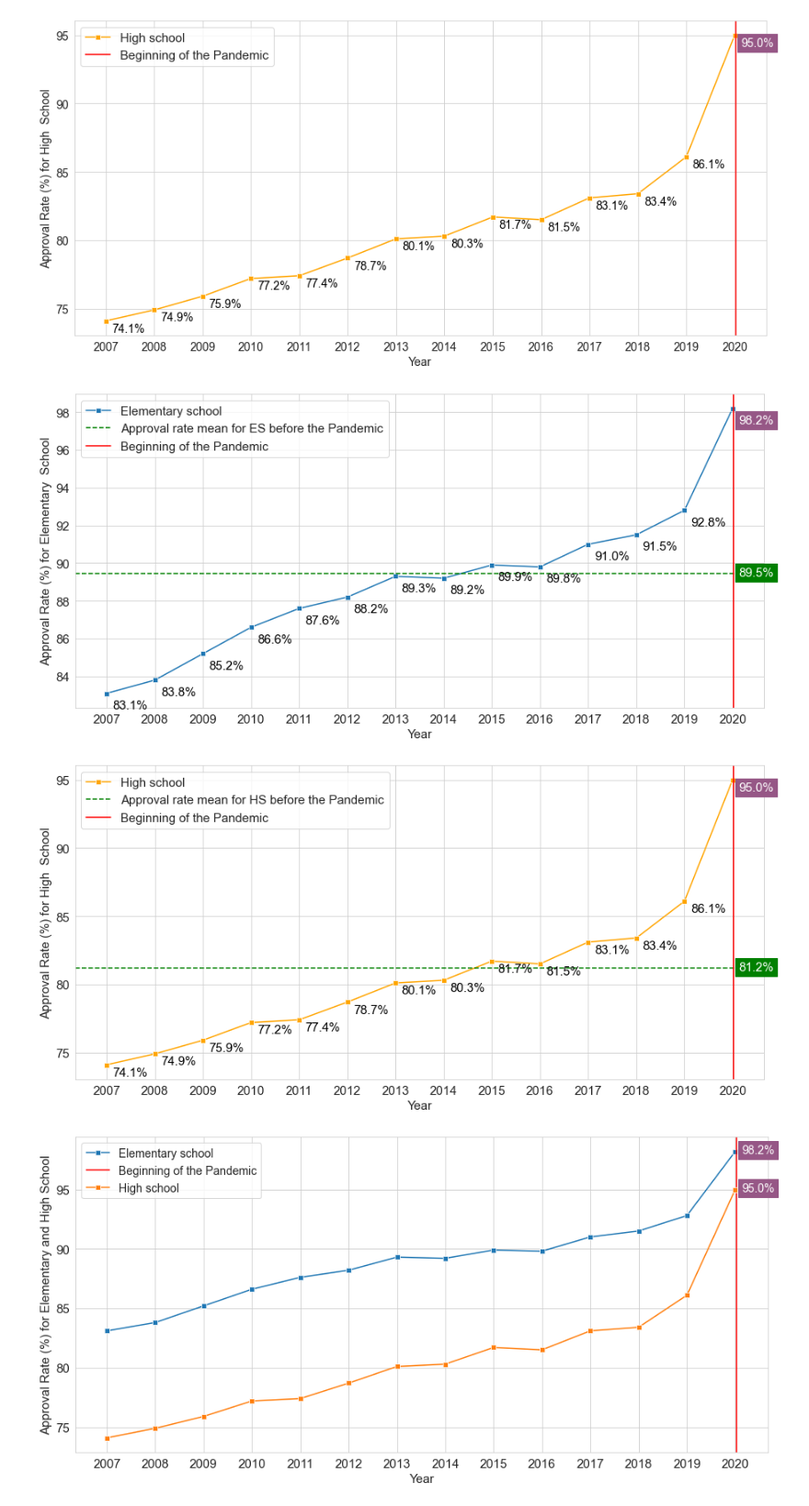
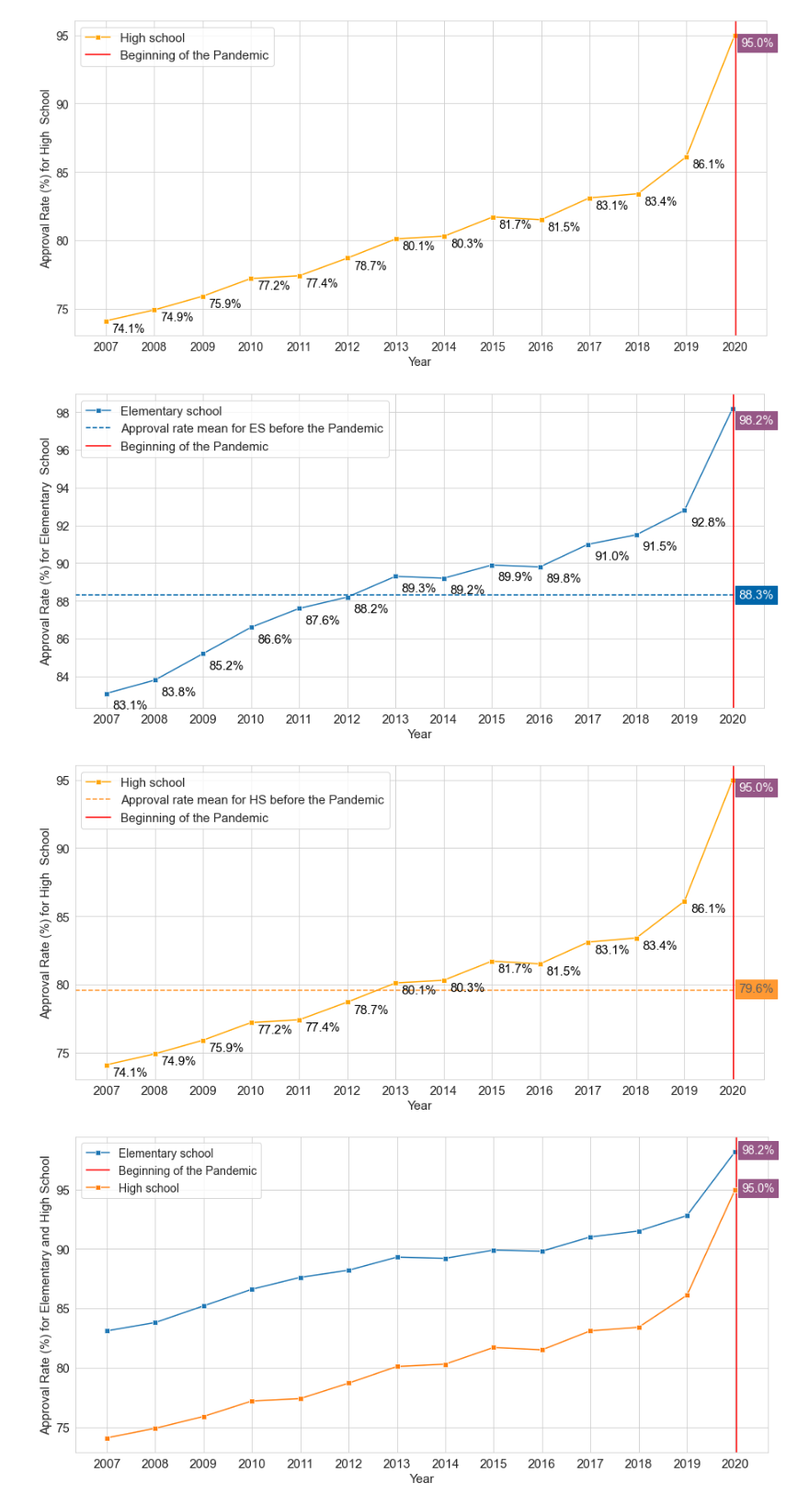
Before and after one commit to aianshay/covid-impacts-on-education, a Jupyter notebook: viz_rq1_rq2.ipynb, the cells around one changed output. Shown at 92% size. Saved outputs shown, nothing was run; the diff lists cells and outputs as text; code cells hidden in the pictures.

```diff
--- a/viz_rq1_rq2.ipynb
+++ b/viz_rq1_rq2.ipynb
@@ -91,4 +145,4 @@ plt.show()
 # %%
-mean_ES = data['Total - EF'][0:13].sum()/13
+mean_ES = data['Total - EF'][1:14].sum()/13
 print(mean_ES)
 # %% [output]
@@ -182,20 +240,20 @@ plt.show()
 # %%
 sns.set_style("whitegrid")
 plt.figure(figsize=(15,7))
 # plt.title("High School Approval Rate before and during the COVID-19 Pandemic")
 ax = sns.lineplot(data=data, x='Ano', y='Total - EF', label="Elementary school", marker='s')
 printLabelsOnLineplot(ax, data, 'Total - EF')
 ax.set(xticks=data.Ano.values)
-plt.axhline(y=mean_ES, label="Approval rate mean for ES before the Pandemic", color='green', linestyle='--')
-plt.text(2020+x_2020_shift, mean_ES-y_2020_shift, '{:.1f}%'.format(mean_ES), color='white').set_backgroundcolor('green')
+plt.axhline(y=mean_ES, label="Approval rate mean for ES before the Pandemic", color='#0066aa', linestyle='--')
+plt.text(2020+x_2020_shift, mean_ES-y_2020_shift, '{:.1f}%'.format(mean_ES), color='white').set_backgroundcolor('#0066aa')
 plt.xlabel("Year")
 plt.ylabel("Approval Rate (%) for Elementary  School")
 plt.axvline(x=2020.025, label="Beginning of the Pandemic", color="red", linestyle='-')
 plt.rcParams.update({'font.size': 15})
 plt.legend()
 plt.show()
 # %% [output]
-[figure, old version]
+[figure, new version]
 # %%
 sns.set_style("whitegrid")
 plt.figure(figsize=(15,7))
@@ -203,8 +261,8 @@ plt.figure(figsize=(15,7))
 ax = sns.lineplot(data=data, x='Ano', y='Total - EM', label="High school", marker='s', color="orange")
 printLabelsOnLineplot(ax, data, 'Total - EM')
 ax.set(xticks=data.Ano.values)
-plt.axhline(y=mean_HS, label="Approval rate mean for HS before the Pandemic", color='green', linestyle='--')
-plt.text(2020+x_2020_shift, mean_HS-y_2020_shift, '{:.1f}%'.format(mean_HS), color='white').set_backgroundcolor('green')
+plt.axhline(y=mean_HS, label="Approval rate mean for HS before the Pandemic", color='#ff9933', linestyle='--')
+plt.text(2020+x_2020_shift, mean_HS-y_2020_shift, '{:.1f}%'.format(mean_HS), color='#606060').set_backgroundcolor('#ff9933')
 plt.xlabel("Year")
 plt.ylabel("Approval Rate (%) for High  School")
 plt.axvline(x=2020.025, label="Beginning of the Pandemic", color="red", linestyle='-')
@@ -212,7 +270,7 @@ plt.rcParams.update({'font.size': 15})
 plt.legend()
 plt.show()
 # %% [output]
-[figure, old version]
+[figure, new version]
 # %%
 sns.set_style("whitegrid")
 plt.figure(figsize=(15,7))
```
Also changed, not shown: parts of 19 cells of this notebook.
